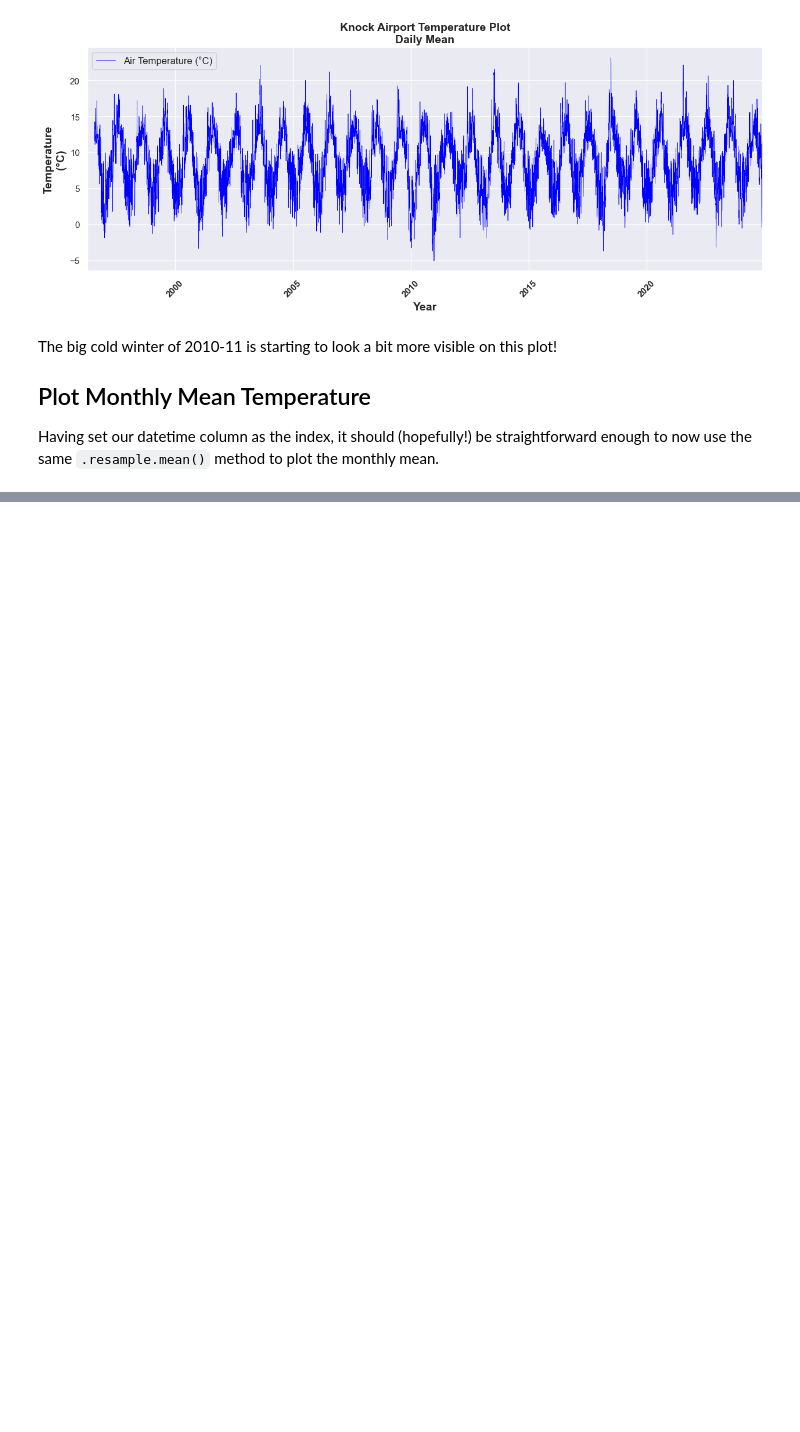
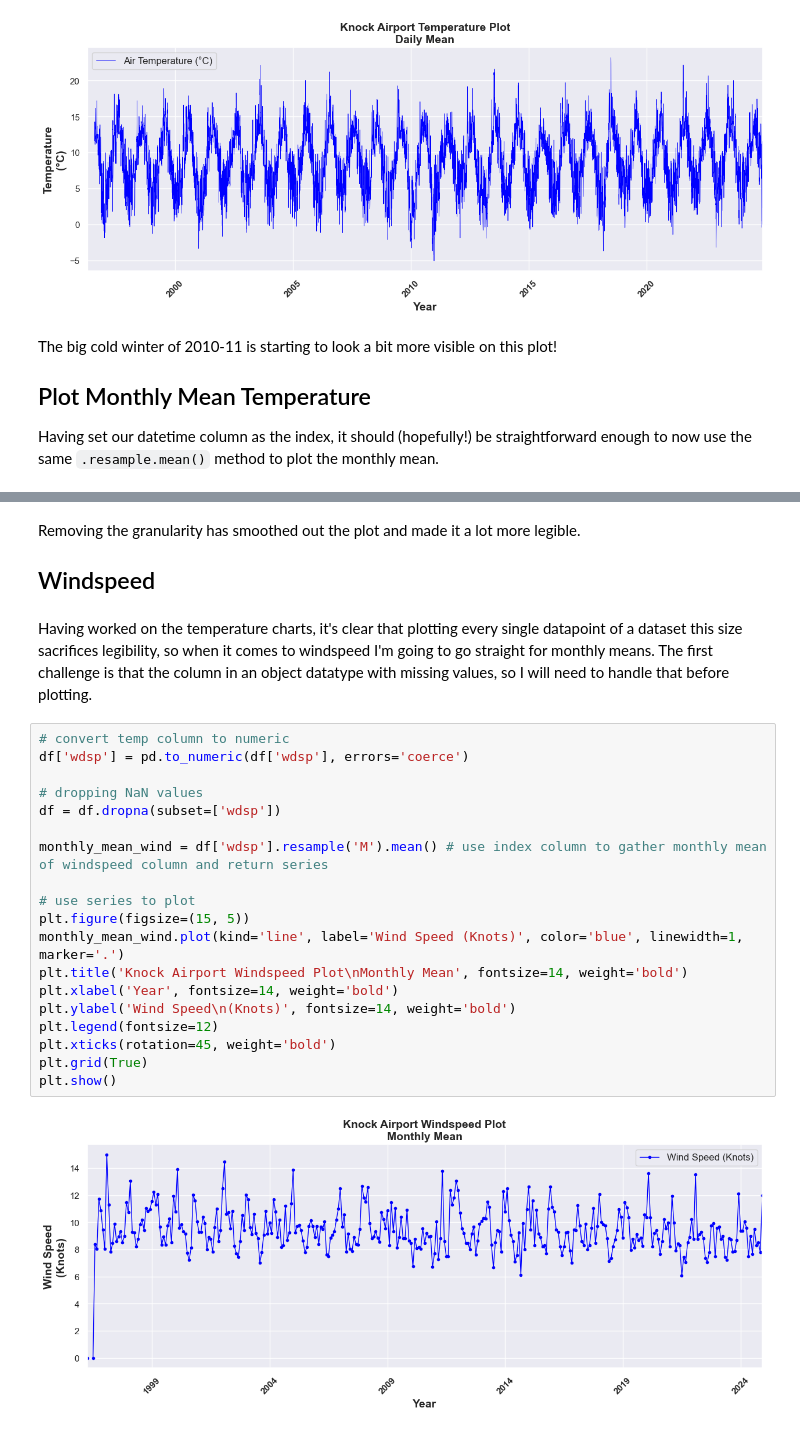
Before and after one commit to JBnkn/4369-programming-for-data-analytics, a Jupyter notebook: Assignments/assignment_6_Weather.ipynb, the cells around one changed output, grey strips where cells are left out. Saved outputs shown, nothing was run; the diff lists cells and outputs as text; blank space fills up the shorter version.

Commit message:
Assignment 6 - windspeed

```diff
--- a/Assignments/assignment_6_Weather.ipynb
+++ b/Assignments/assignment_6_Weather.ipynb
@@ -127,3 +127,30 @@ plt.grid(True)
 plt.show()
 # %% [output]
 [figure]
+# %% [markdown]
+Removing the granularity has smoothed out the plot and made it a lot more legible.
+
+## Windspeed
+# %% [markdown]
+Having worked on the temperature charts, it's clear that plotting every single datapoint of a dataset this size sacrifices legibility, so when it comes to windspeed I'm going to go straight for monthly means. The first challenge is that the column in an object datatype with missing values, so I will need to handle that before plotting.
+# %%
+# convert temp column to numeric
+df['wdsp'] = pd.to_numeric(df['wdsp'], errors='coerce')
+
+# dropping NaN values
+df = df.dropna(subset=['wdsp'])
+
+monthly_mean_wind = df['wdsp'].resample('M').mean() # use index column to gather monthly mean of windspeed column and return series
+
+# use series to plot
+plt.figure(figsize=(15, 5))
+monthly_mean_wind.plot(kind='line', label='Wind Speed (Knots)', color='blue', linewidth=1, marker='.')
+plt.title('Knock Airport Windspeed Plot\nMonthly Mean', fontsize=14, weight='bold')
+plt.xlabel('Year', fontsize=14, weight='bold')
+plt.ylabel('Wind Speed\n(Knots)', fontsize=14, weight='bold')
+plt.legend(fontsize=12)
+plt.xticks(rotation=45, weight='bold')
+plt.grid(True)
+plt.show()
+# %% [output]
+[figure, added]
```
Also changed, not shown: parts of 1 cell of this notebook.
